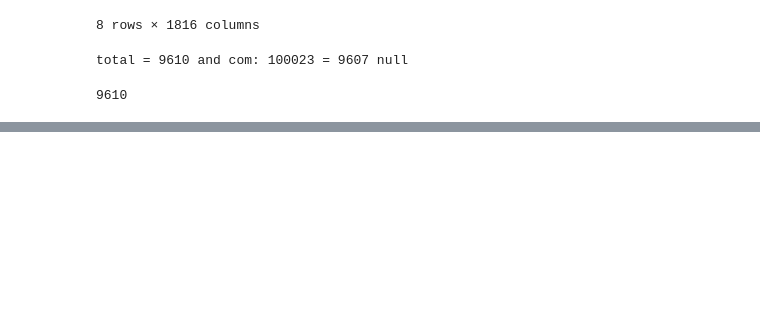
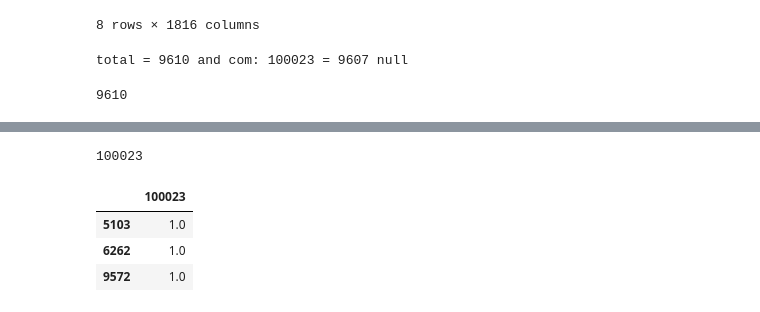
Before and after one commit to davidvela/FL-, a Jupyter notebook: pDev2/visNb.ipynb, the cells around one changed output, grey strips where cells are left out. Drawn from its saved outputs; the diff is of its cells as text; code cells hidden in the pictures; blank space fills up the shorter version.

```diff
--- a/pDev2/visNb.ipynb
+++ b/pDev2/visNb.ipynb
@@ -414,3 +430,18 @@ pandas.core.series.Series
+# %%
+print(com)
+# dst.iloc[dst[com][pd.isnull(dst.iloc[:,2]) == False].index  , 2 ]
+# dst[ (dst[[com]]!=0).values ][com]
+dsl = dst[ (dst[[com]]!=0).values ][[com]]
+dsl
+# dsl.iloc[:] = 1
+# dst.iloc[dsl.index] = 1
+# dst
+# %% [output]
+100023
+|  | 100023 |
+| 5103 | 1.0 |
+| 6262 | 1.0 |
+| 9572 | 1.0 |
 # %%
 
 dsxx = [  ]
```
Also changed, not shown: parts of 10 cells of this notebook, 5 other files.
